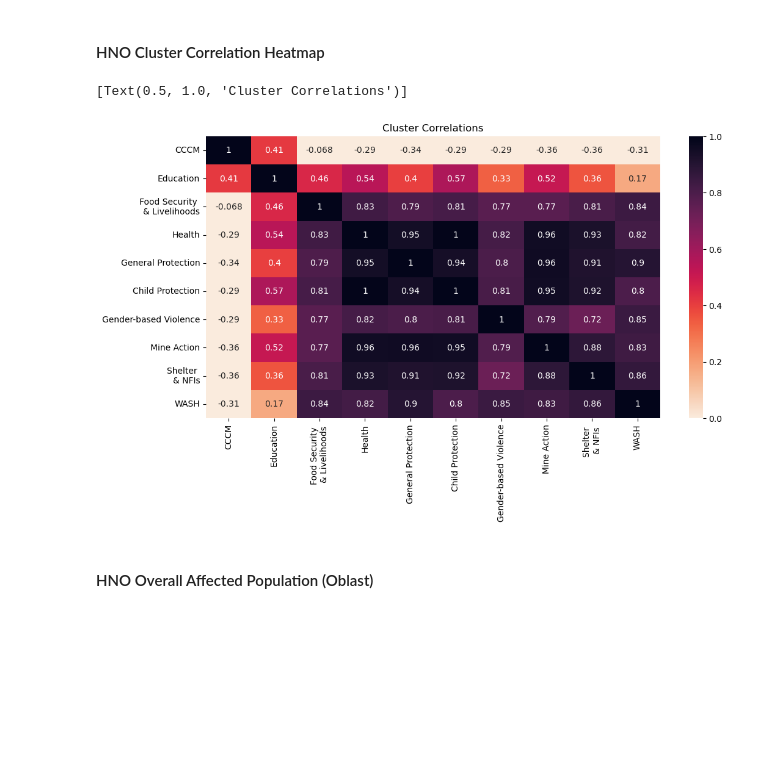
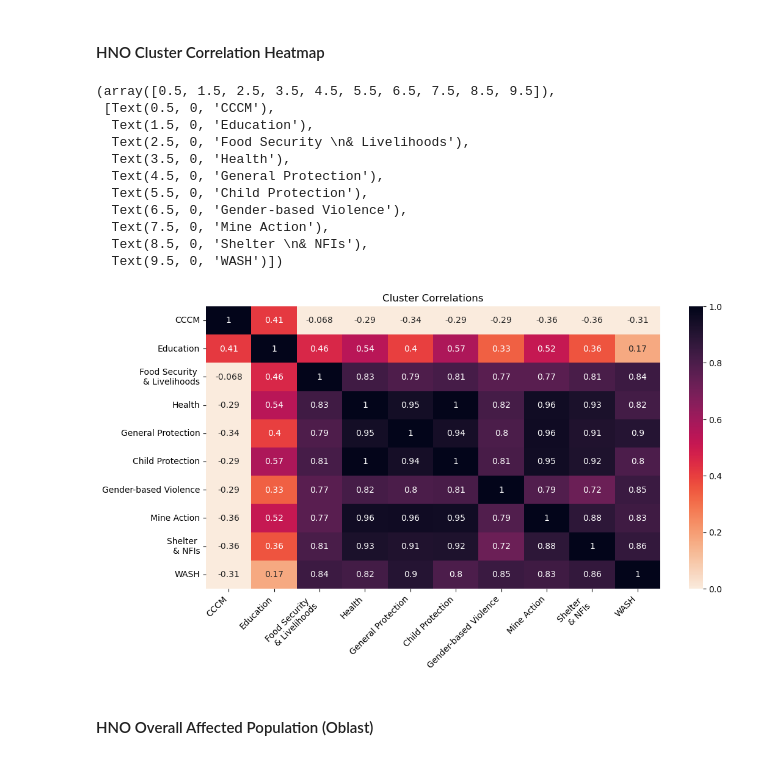
Before and after one commit to tanveerm176/Ukraine-Conflict-Humanitarian-Needs-Overview-Analysis, a Jupyter notebook: HNO-Visualization.ipynb, the cells around one changed output. Saved outputs shown, nothing was run; the diff lists cells and outputs as text; code cells hidden in the pictures; blank space fills up the shorter version.

Commit message:
updated cluster heatmap x labels

```diff
--- a/HNO-Visualization.ipynb
+++ b/HNO-Visualization.ipynb
@@ -397,17 +378,28 @@ Passing `palette` without assigning `hue` is deprecated and will be removed in v
 # %%
 cluster_pin = hno2023_cluster[cluster_names]
 fig, ax = plt.subplots(figsize=(12,6))
 sns.heatmap(cluster_pin.corr(),
             cmap='rocket_r',
             vmin=0,
             vmax=1,
             annot=True
             ).set(title='Cluster Correlations')
+plt.xticks(rotation=45, ha='right')
 # bottom, top = ax.get_ylim()
 # ax.set_ylim(bottom + 0.5, top - 0.5)
 # %% [output]
-[Text(0.5, 1.0, 'Cluster Correlations')]
+(array([0.5, 1.5, 2.5, 3.5, 4.5, 5.5, 6.5, 7.5, 8.5, 9.5]),
+ [Text(0.5, 0, 'CCCM'),
+  Text(1.5, 0, 'Education'),
+  Text(2.5, 0, 'Food Security \n& Livelihoods'),
+  Text(3.5, 0, 'Health'),
+  Text(4.5, 0, 'General Protection'),
+  Text(5.5, 0, 'Child Protection'),
+  Text(6.5, 0, 'Gender-based Violence'),
+  Text(7.5, 0, 'Mine Action'),
+  Text(8.5, 0, 'Shelter \n& NFIs'),
+  Text(9.5, 0, 'WASH')])
-[figure, old version]
+[figure, new version]
 # %% [markdown]
 #### HNO Overall Affected Population (Oblast)
 # %%
```
Also changed, not shown: parts of 2 cells of this notebook, 1 other file.
